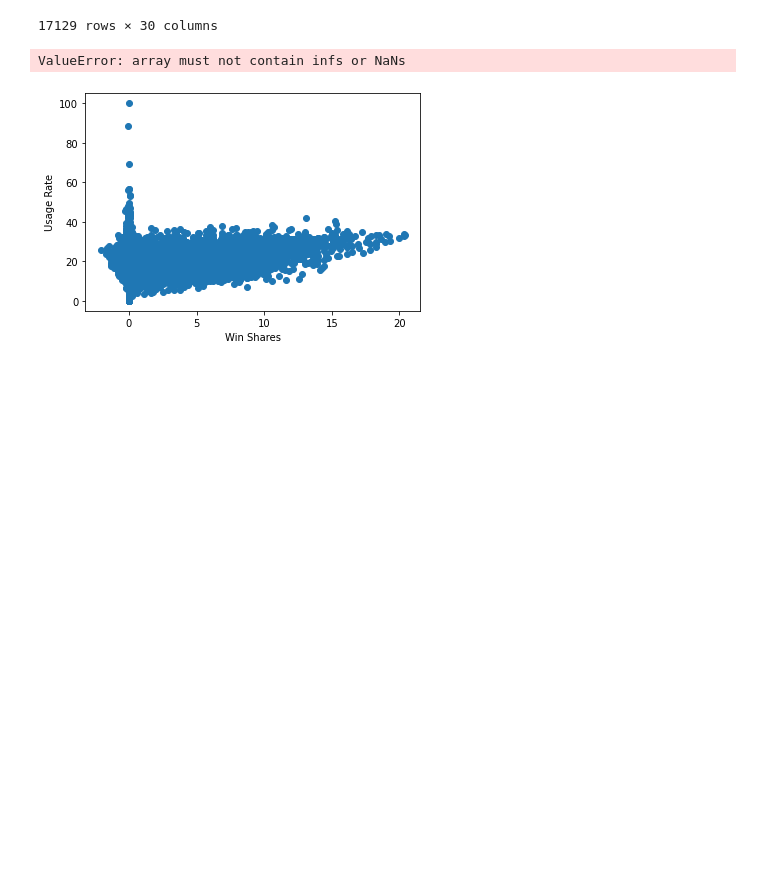
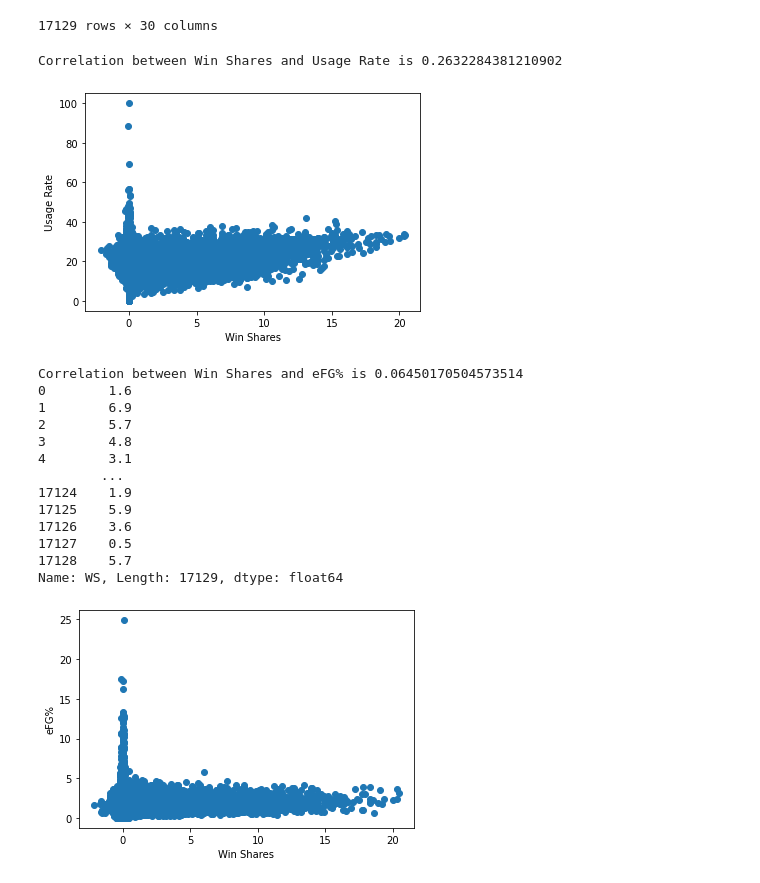
Before and after one commit to RU-DataScience-Group5/BasketballML, a Jupyter notebook: AdvancedStats_Correlations.ipynb, the cells around one changed output. Saved outputs shown, nothing was run; the diff lists cells and outputs as text; code cells hidden in the pictures; blank space fills up the shorter version.

Commit message:
Ran mvp predictions model and saved results to sqlalchemy table. Also modified correlations notebook of advanced stats

```diff
--- a/AdvancedStats_Correlations.ipynb
+++ b/AdvancedStats_Correlations.ipynb
@@ -10,4 +10,4 @@ stats = pd.read_csv("Data/AdvancedStats.csv")
 stats["PlayerName"] = stats["Player"].str.split("\\", n=1, expand=True)[0]
 stats["PlayerID"] = stats["Player"].str.split("\\", n=1, expand=True)[1]
 stats.drop("Player", axis = 1)
-stats.fillna(0)
+stats = stats.fillna(0)
@@ -86,8 +72,8 @@ stats
 | 17128 | Ivica Zubac | zubaciv01 | 522 | Ivica Zubac\zubaciv01 | C | 22 | LAC | 66 | 1196 | 20.7 | ... | ... |
 17129 rows × 30 columns
 # %%
-ws = stats.iloc[:,23]
-usg = mvp.iloc[:,18]
+ws = stats.iloc[:,21]
+usg = stats.iloc[:,18]
 plt.scatter(ws, usg)
 plt.xlabel("Win Shares")
 plt.ylabel("Usage Rate")
@@ -95,10 +81,37 @@ plt.show
 
 correlation = st.pearsonr(ws, usg)
 print(f"Correlation between Win Shares and Usage Rate is {correlation[0]}")
-print(usg)
+# print(usg)
+# print(ws)
 # %% [output]
-ValueError: array must not contain infs or NaNs
+Correlation between Win Shares and Usage Rate is 0.2632284381210902
 [figure]
+# %%
+ws = stats.iloc[:,21]
+efg = stats.iloc[:,15]
+plt.scatter(ws,efg)
+plt.xlabel("Win Shares")
+plt.ylabel("eFG%")
+plt.show
+
+correlation = st.pearsonr(ws, efg)
+print(f"Correlation between Win Shares and eFG% is {correlation[0]}")
+print(ws)
+# %% [output]
+Correlation between Win Shares and eFG% is 0.06450170504573514
+0        1.6
+1        6.9
+2        5.7
+3        4.8
+4        3.1
+        ...
+17124    1.9
+17125    5.9
+17126    3.6
+17127    0.5
+17128    5.7
+Name: WS, Length: 17129, dtype: float64
+[figure, added]
 # %%
 minutes = mvp.iloc[:,24]
 efg = mvp.iloc[:,15]
```
Also changed, not shown: parts of 3 cells of this notebook, 1 other file.
